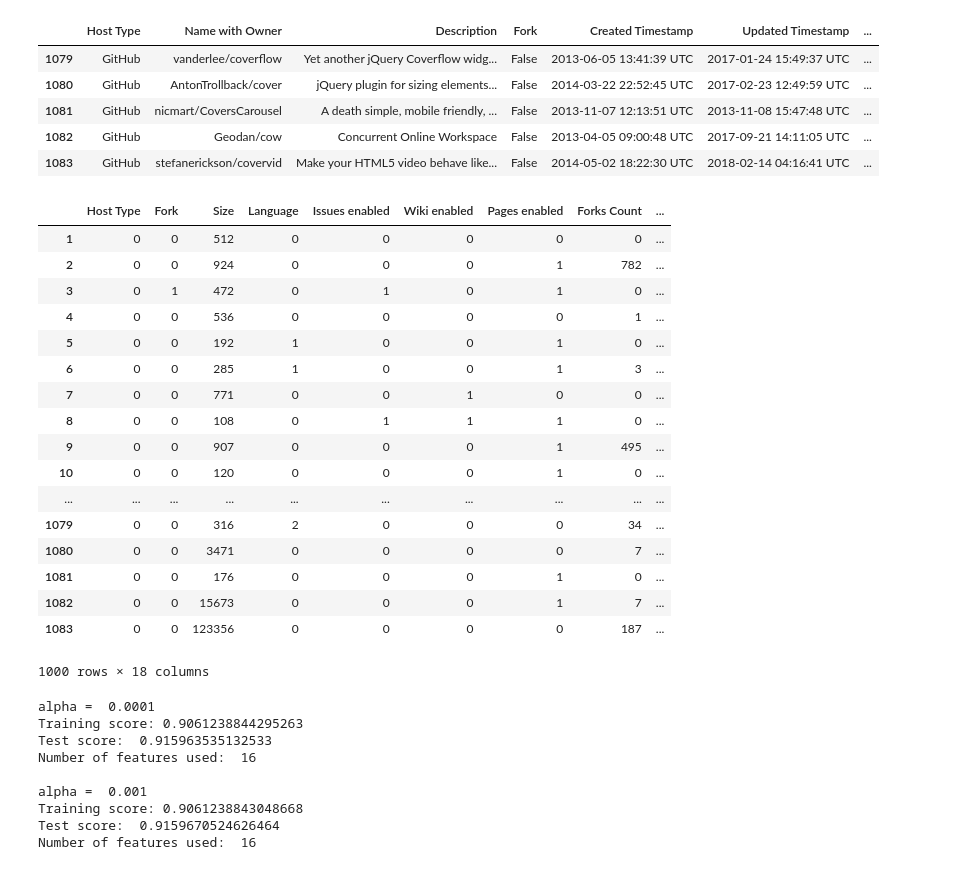
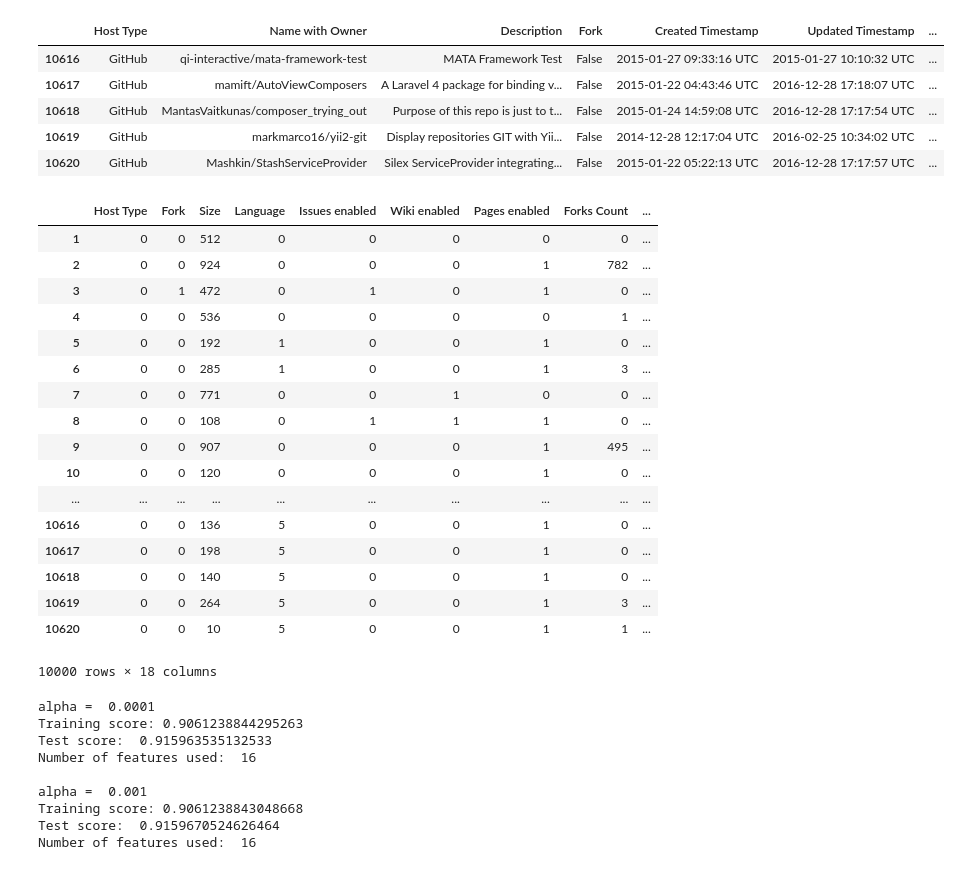
Before and after one commit to datascienceproject2019-codescoop/codescoop-models, a Jupyter notebook: srcModels/RegressionLibrariesIOdata.ipynb, the cells around one changed output. Drawn from its saved outputs; the diff is of its cells as text; code cells hidden in the pictures.

```diff
--- a/srcModels/RegressionLibrariesIOdata.ipynb
+++ b/srcModels/RegressionLibrariesIOdata.ipynb
@@ -23,20 +23,21 @@ repos_depend =          path + "repository_dependencies-1.2.0-2018-03-12.csv"
 tags =                  path + "Libraries.io-open-data-1.0.1/tags-1.0.0-2017-06-15.csv"
 # %%
 data = pd.read_csv(repos, usecols=[1,2,3,4,5,6,7,8,9,10,11,12,13,14,15,16,17,18,19,20,21,22,23,24,25,26,27,28,29,30,31,32,33,34,35,36,37,38]
-                   ,nrows=1000)
+                   ,nrows=10000)
 data.tail()
 # %% [output]
 |  | Host Type | Name with Owner | Description | Fork | Created Timestamp | Updated Timestamp | ... |
-| 1079 | GitHub | vanderlee/coverflow | Yet another jQuery Coverflow widg... | False | 2013-06-05 13:41:39 UTC | 2017-01-24 15:49:37 UTC | ... |
-| 1080 | GitHub | AntonTrollback/cover | jQuery plugin for sizing elements... | False | 2014-03-22 22:52:45 UTC | 2017-02-23 12:49:59 UTC | ... |
-| 1081 | GitHub | nicmart/CoversCarousel | A death simple, mobile friendly, ... | False | 2013-11-07 12:13:51 UTC | 2013-11-08 15:47:48 UTC | ... |
-| 1082 | GitHub | Geodan/cow | Concurrent Online Workspace | False | 2013-04-05 09:00:48 UTC | 2017-09-21 14:11:05 UTC | ... |
-| 1083 | GitHub | stefanerickson/covervid | Make your HTML5 video behave like... | False | 2014-05-02 18:22:30 UTC | 2018-02-14 04:16:41 UTC | ... |
+| 10616 | GitHub | qi-interactive/mata-framework-test | MATA Framework Test | False | 2015-01-27 09:33:16 UTC | 2015-01-27 10:10:32 UTC | ... |
+| 10617 | GitHub | mamift/AutoViewComposers | A Laravel 4 package for binding v... | False | 2015-01-22 04:43:46 UTC | 2016-12-28 17:18:07 UTC | ... |
+| 10618 | GitHub | MantasVaitkunas/composer_trying_out | Purpose of this repo is just to t... | False | 2015-01-24 14:59:08 UTC | 2016-12-28 17:17:54 UTC | ... |
+| 10619 | GitHub | markmarco16/yii2-git | Display repositories GIT with Yii... | False | 2014-12-28 12:17:04 UTC | 2016-02-25 10:34:02 UTC | ... |
+| 10620 | GitHub | Mashkin/StashServiceProvider | Silex ServiceProvider integrating... | False | 2015-01-22 05:22:13 UTC | 2016-12-28 17:17:57 UTC | ... |
 # %%
 def gnumeric_func (data, columns):
     data[columns] = data[columns].apply(lambda x: pd.factorize(x)[0])
     return data
 # %%
+#getting the explanatory variables, and changing categorial values to dummies
 droplist = ['Description', 'Name with Owner', 'Created Timestamp', "Updated Timestamp", 'Last pushed Timestamp', 'Homepage URL', 'Mirror URL', 'UUID', 'Last Synced Timestamp','Fork Source Name with Owner', 'Changelog filename', 'Contributing guidelines filename', 'License filename','Code of Conduct filename', 'Security Threat Model filename', 'Security Audit filename', 'SCM type', 'Logo URL', 'Keywords', 'Stars Count' ]
 factorizelist = ['Host Type', 'Fork', 'Language', 'Issues enabled', 'Wiki enabled', 'Pages enabled', 'License', 'Readme filename', 'Default branch', 'Status', 'Display Name', 'Pull requests enabled']
 datax = data.drop(droplist, axis=1 )
@@ -56,12 +57,12 @@ datax
 | 9 | 0 | 0 | 907 | 0 | 0 | 0 | 1 | 495 | ... |
 | 10 | 0 | 0 | 120 | 0 | 0 | 0 | 1 | 0 | ... |
 | ... | ... | ... | ... | ... | ... | ... | ... | ... | ... |
-| 1079 | 0 | 0 | 316 | 2 | 0 | 0 | 0 | 34 | ... |
-| 1080 | 0 | 0 | 3471 | 0 | 0 | 0 | 0 | 7 | ... |
-| 1081 | 0 | 0 | 176 | 0 | 0 | 0 | 1 | 0 | ... |
-| 1082 | 0 | 0 | 15673 | 0 | 0 | 0 | 1 | 7 | ... |
-| 1083 | 0 | 0 | 123356 | 0 | 0 | 0 | 0 | 187 | ... |
+| 10616 | 0 | 0 | 136 | 5 | 0 | 0 | 1 | 0 | ... |
+| 10617 | 0 | 0 | 198 | 5 | 0 | 0 | 1 | 0 | ... |
+| 10618 | 0 | 0 | 140 | 5 | 0 | 0 | 1 | 0 | ... |
+| 10619 | 0 | 0 | 264 | 5 | 0 | 0 | 1 | 3 | ... |
+| 10620 | 0 | 0 | 10 | 5 | 0 | 0 | 1 | 1 | ... |
-1000 rows × 18 columns
+10000 rows × 18 columns
 # %%
 # This code demonstrates how to use lasso regression for choosing optimal variables
 # for a linear model.
```
